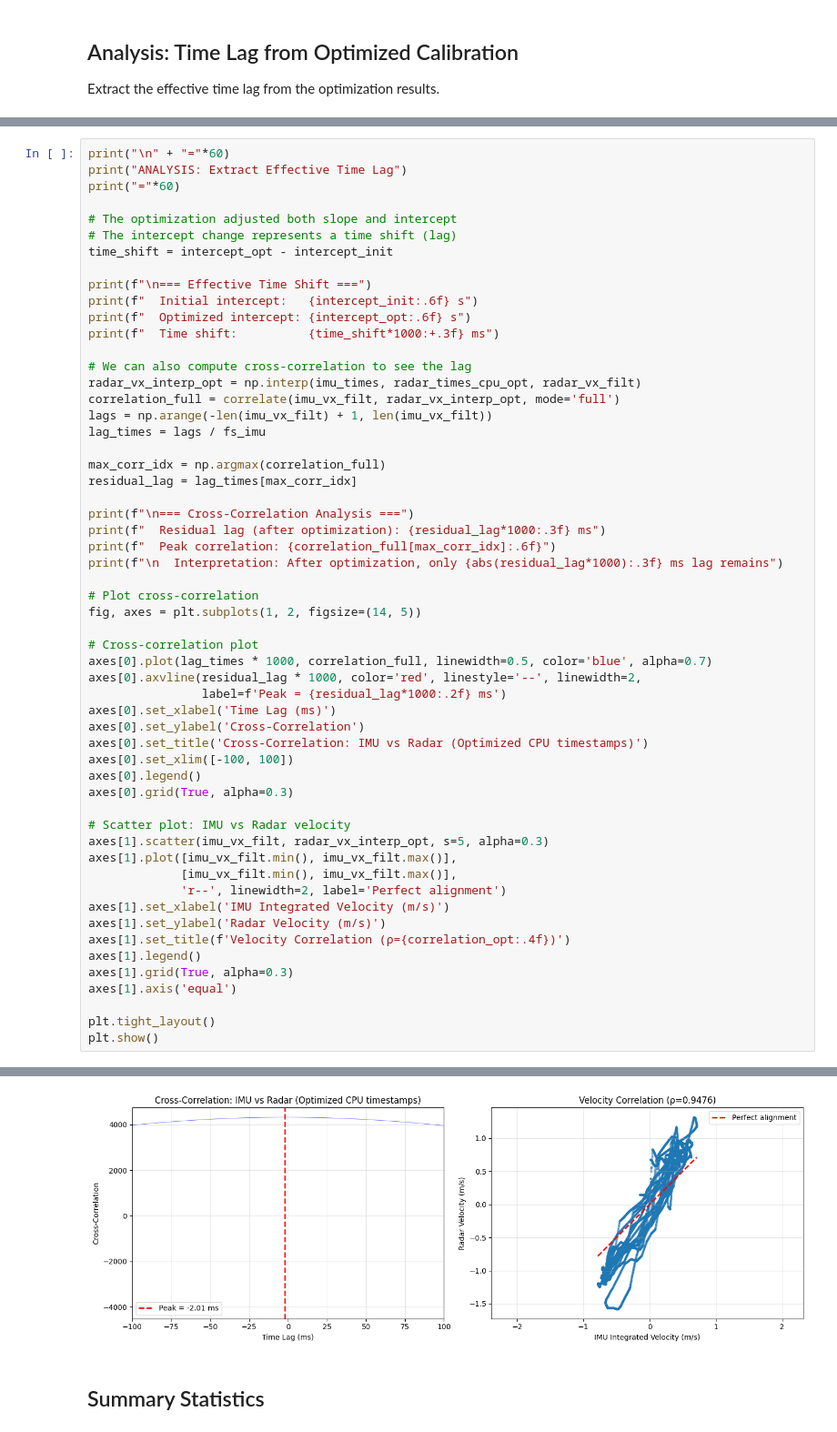
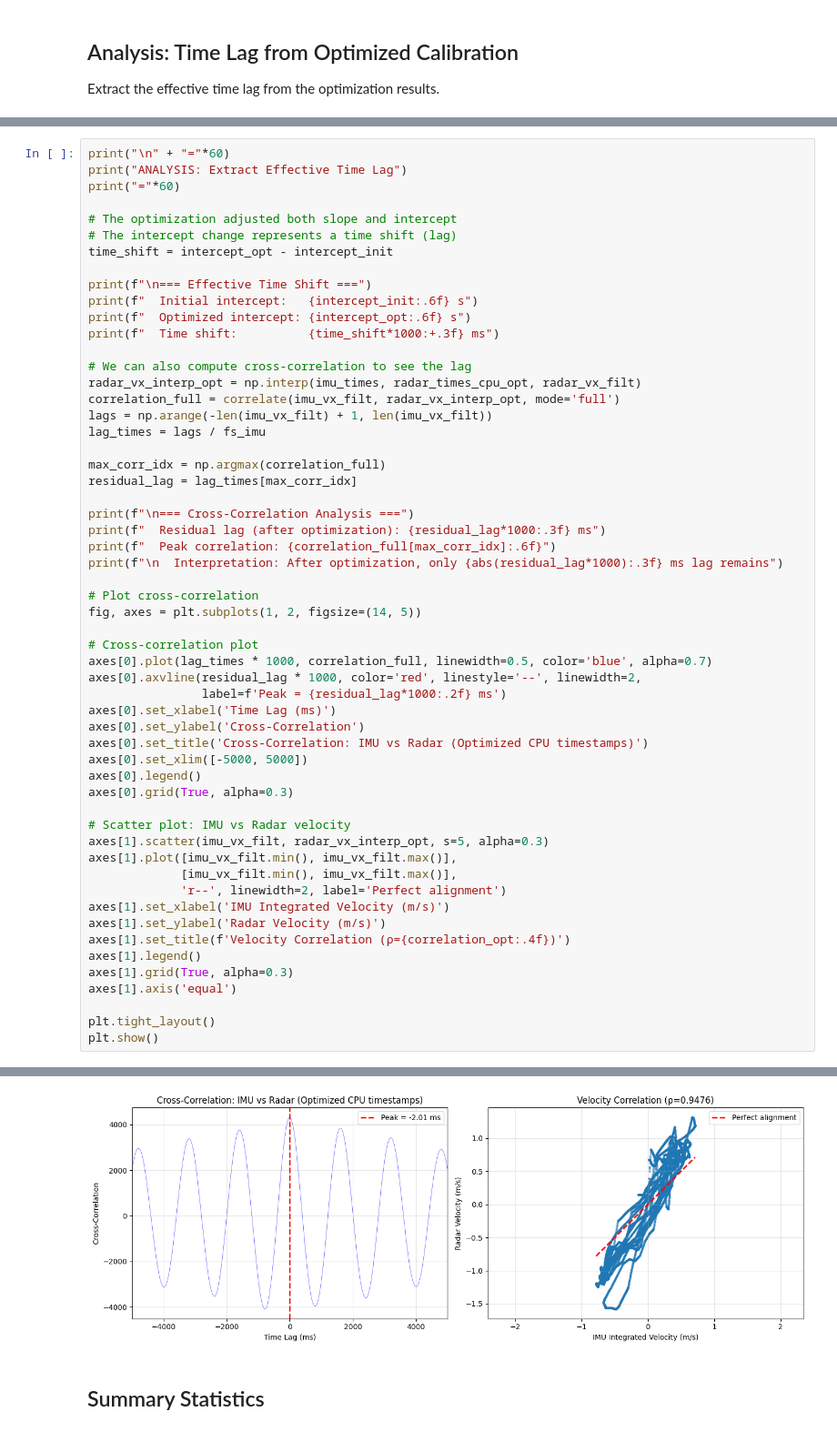
Before and after one commit to Dr1zz3l/radar-iwr6843-driver, a Jupyter notebook: analysis/notebooks/radar_imu_velocity_sync_cpu_corrected.ipynb, the cells around one changed output, grey strips where cells are left out. Shown at 91% size. Saved outputs shown, nothing was run; the diff lists cells and outputs as text.

```diff
--- a/analysis/notebooks/radar_imu_velocity_sync_cpu_corrected.ipynb
+++ b/analysis/notebooks/radar_imu_velocity_sync_cpu_corrected.ipynb
@@ -767,40 +814,40 @@ axes[0].axvline(residual_lag * 1000, color='red', linestyle='--', linewidth=2,
 axes[0].set_xlabel('Time Lag (ms)')
 axes[0].set_ylabel('Cross-Correlation')
 axes[0].set_title('Cross-Correlation: IMU vs Radar (Optimized CPU timestamps)')
-axes[0].set_xlim([-100, 100])
+axes[0].set_xlim([-5000, 5000])
 axes[0].legend()
 axes[0].grid(True, alpha=0.3)
 
 # Scatter plot: IMU vs Radar velocity
 axes[1].scatter(imu_vx_filt, radar_vx_interp_opt, s=5, alpha=0.3)
 axes[1].plot([imu_vx_filt.min(), imu_vx_filt.max()],
              [imu_vx_filt.min(), imu_vx_filt.max()],
              'r--', linewidth=2, label='Perfect alignment')
 axes[1].set_xlabel('IMU Integrated Velocity (m/s)')
 axes[1].set_ylabel('Radar Velocity (m/s)')
 axes[1].set_title(f'Velocity Correlation (ρ={correlation_opt:.4f})')
 axes[1].legend()
 axes[1].grid(True, alpha=0.3)
 axes[1].axis('equal')
 
 plt.tight_layout()
 plt.show()
 # %% [output]
 ============================================================
 ANALYSIS: Extract Effective Time Lag
 ============================================================
 
 === Effective Time Shift ===
   Initial intercept:   1765983767.180379 s
   Optimized intercept: 1765983767.167201 s
   Time shift:          -13.178 ms
 
 === Cross-Correlation Analysis ===
   Residual lag (after optimization): -2.011 ms
   Peak correlation: 4316.960068
 
   Interpretation: After optimization, only 2.011 ms lag remains
-[figure, old version]
+[figure, new version]
 # %% [markdown]
 ## Summary Statistics
 # %%
```
Also changed, not shown: parts of 9 cells of this notebook.
